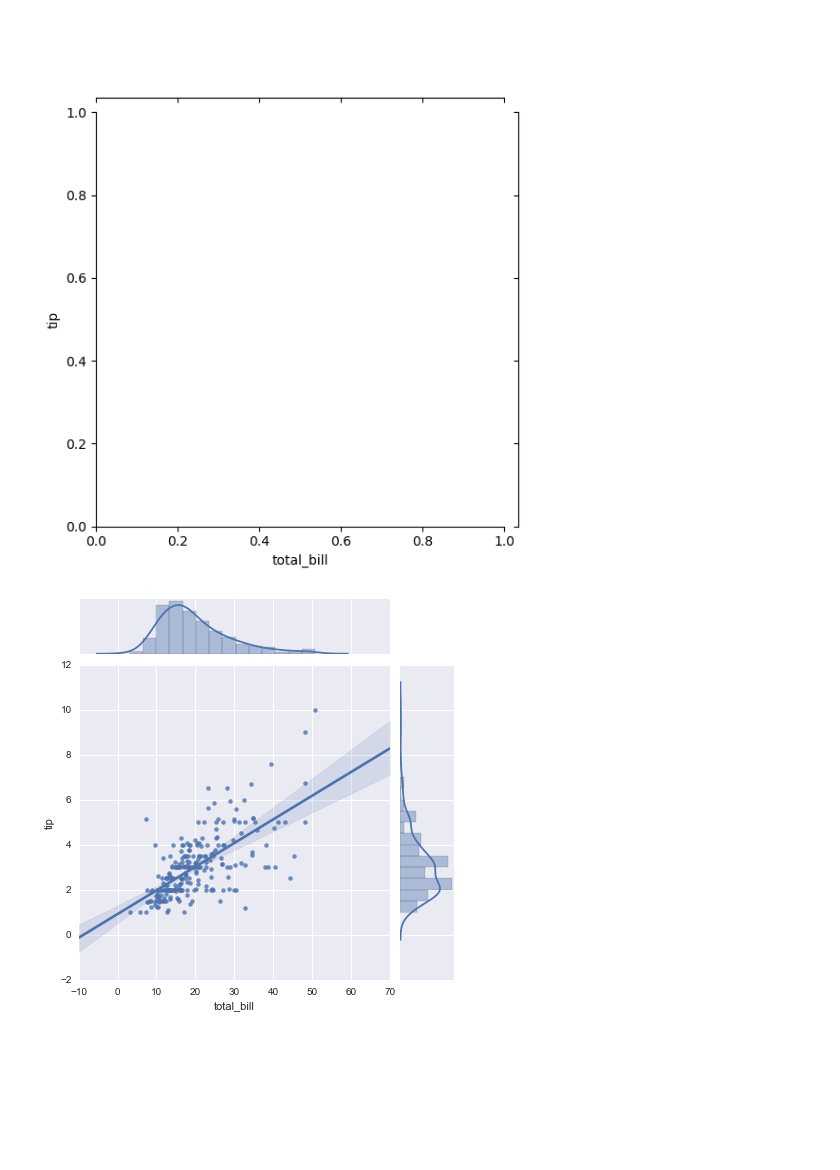
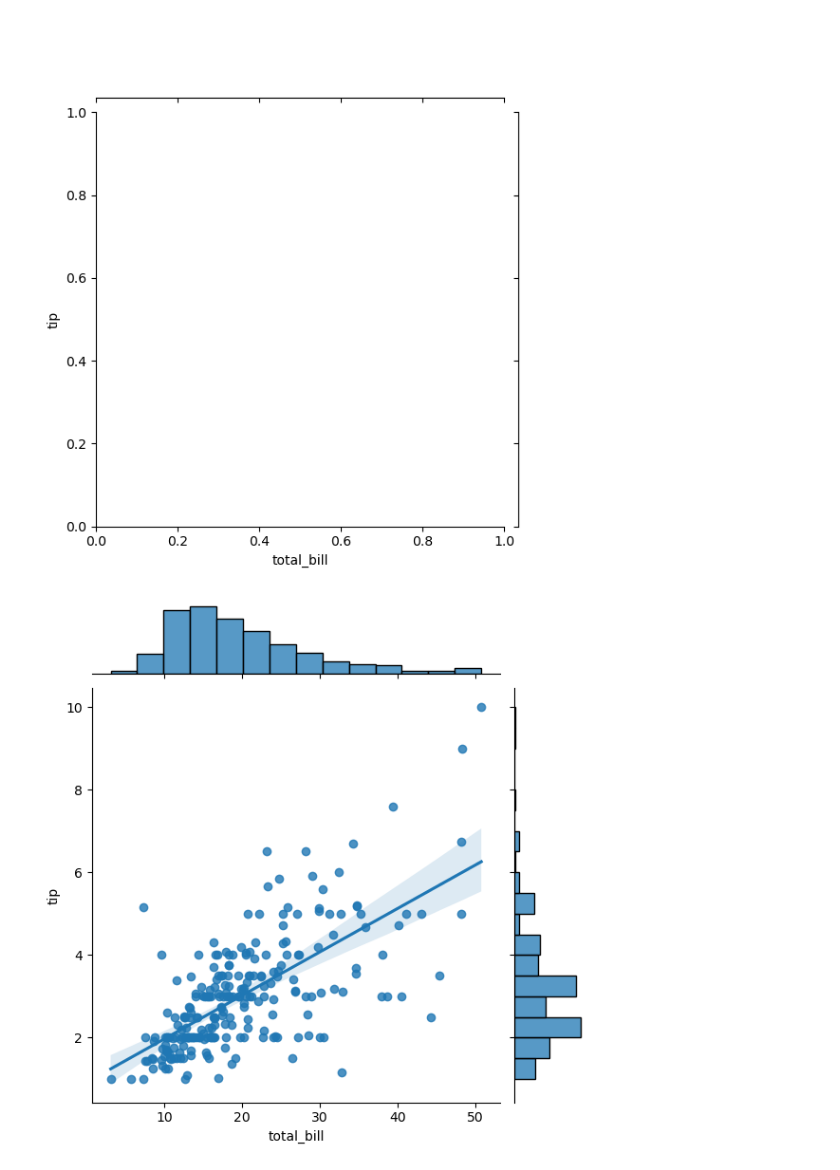
Before and after one commit to tasninanika/Practice_Data-Visualization3, a Jupyter notebook: 04-Grids.ipynb, the cells around one changed output. Drawn from its saved outputs; the diff is of its cells as text; code cells hidden in the pictures; blank space fills up the shorter version.

Commit message:
create plots using jointgrid

```diff
--- a/04-Grids.ipynb
+++ b/04-Grids.ipynb
@@ -110,6 +110,7 @@ plt.show()
 [figure]
 # %%
 g = sns.JointGrid(x="total_bill", y="tip", data=tips)
-g = g.plot(sns.regplot, sns.distplot)
+g = g.plot(sns.regplot, sns.histplot)
+plt.show()
 # %% [output]
-[figure, old version]
+[figure, new version]
```
